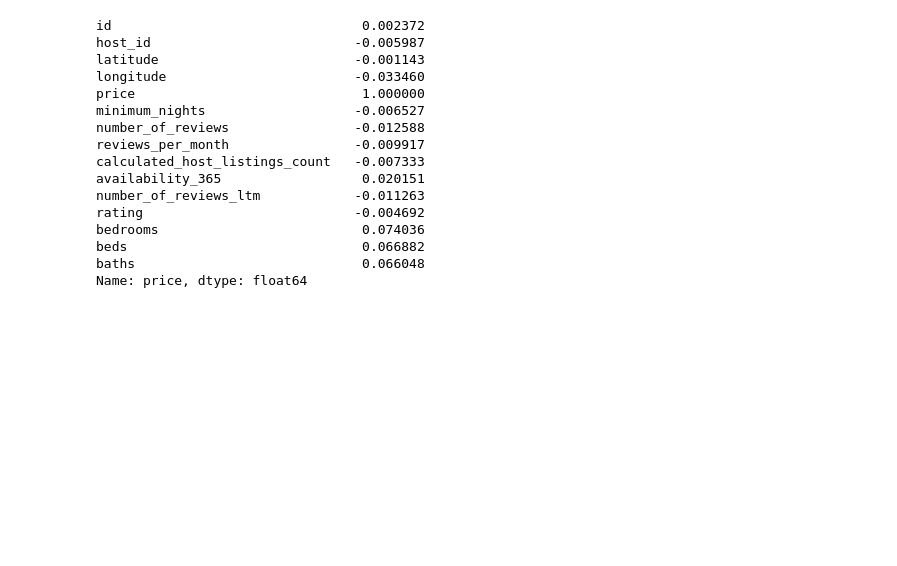
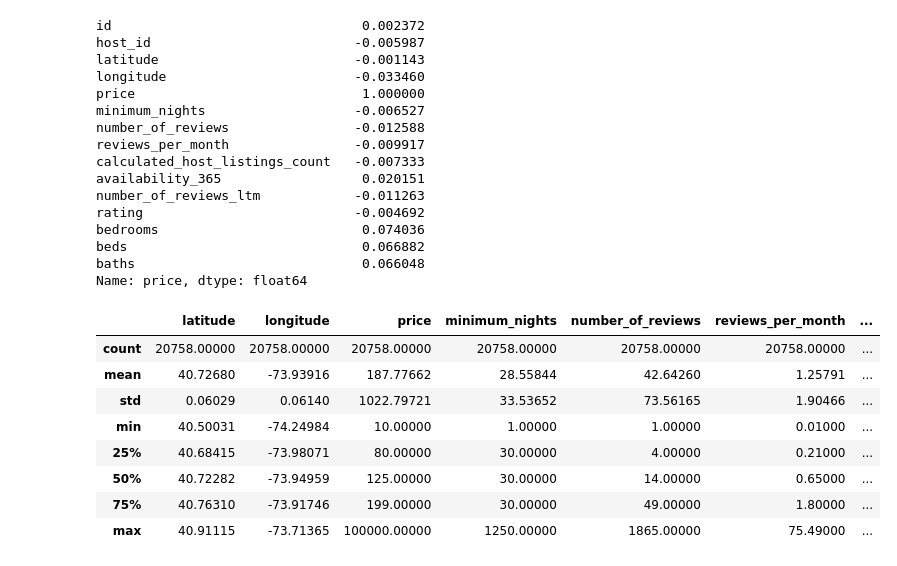
Before and after one commit to RochX/comp486-assignments, a Jupyter notebook: project/project.ipynb, the cells around one changed output. Saved outputs shown, nothing was run; the diff lists cells and outputs as text; code cells hidden in the pictures; blank space fills up the shorter version.

Commit message:
More data cleaning

```diff
--- a/project/project.ipynb
+++ b/project/project.ipynb
@@ -121,3 +121,15 @@ bedrooms                          0.074036
 beds                              0.066882
 baths                             0.066048
 Name: price, dtype: float64
+# %%
+cleaned_data.drop(["id", "host_id"], axis=1).describe()
+# %% [output]
+|  | latitude | longitude | price | minimum_nights | number_of_reviews | reviews_per_month | ... |
+| count | 20758.00000 | 20758.00000 | 20758.00000 | 20758.00000 | 20758.00000 | 20758.00000 | ... |
+| mean | 40.72680 | -73.93916 | 187.77662 | 28.55844 | 42.64260 | 1.25791 | ... |
+| std | 0.06029 | 0.06140 | 1022.79721 | 33.53652 | 73.56165 | 1.90466 | ... |
+| min | 40.50031 | -74.24984 | 10.00000 | 1.00000 | 1.00000 | 0.01000 | ... |
+| 25% | 40.68415 | -73.98071 | 80.00000 | 30.00000 | 4.00000 | 0.21000 | ... |
+| 50% | 40.72282 | -73.94959 | 125.00000 | 30.00000 | 14.00000 | 0.65000 | ... |
+| 75% | 40.76310 | -73.91746 | 199.00000 | 30.00000 | 49.00000 | 1.80000 | ... |
+| max | 40.91115 | -73.71365 | 100000.00000 | 1250.00000 | 1865.00000 | 75.49000 | ... |
```
Also changed, not shown: parts of 3 cells of this notebook.
